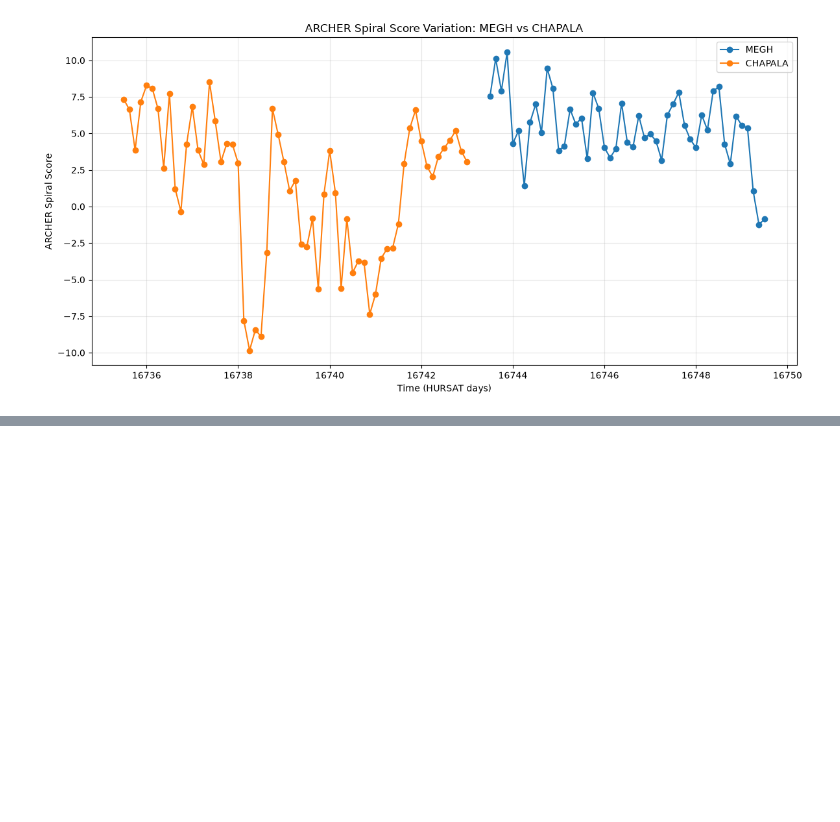
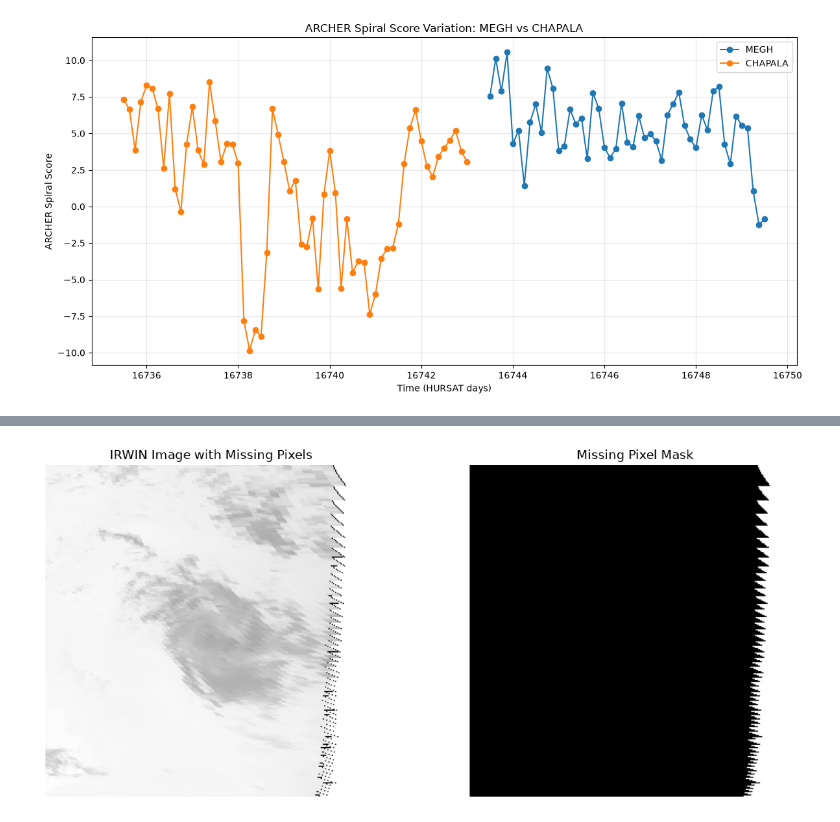
Before and after one commit to Sreoshh/tropical-cyclone-detection, a Jupyter notebook: data/notebooks/03_hursat_data_inspection.ipynb, the cells around one changed output, grey strips where cells are left out. Saved outputs shown, nothing was run; the diff lists cells and outputs as text; code cells hidden in the pictures; blank space fills up the shorter version.

Commit message:
Fixed the pixel issues

```diff
--- a/data/notebooks/03_hursat_data_inspection.ipynb
+++ b/data/notebooks/03_hursat_data_inspection.ipynb
@@ -1033,0 +1213,29 @@ plt.show()
+# %%
+affected_file = nc_files[0].parent / irwin_missing_files[0]["filename"]
+
+with pyfive.File(affected_file, "r") as ds:
+    raw = np.array(ds["IRWIN"][0, :, :])
+    fill_value = ds["IRWIN"].attrs["_FillValue"][0]
+
+    missing_mask = raw == fill_value
+
+    plt.figure(figsize=(12, 5))
+
+    plt.subplot(1, 2, 1)
+    plt.imshow(
+        np.where(missing_mask, np.nan,
+                 raw * 0.01 + 200),
+        cmap="gray"
+    )
+    plt.title("IRWIN Image with Missing Pixels")
+    plt.axis("off")
+
+    plt.subplot(1, 2, 2)
+    plt.imshow(missing_mask, cmap="gray")
+    plt.title("Missing Pixel Mask")
+    plt.axis("off")
+
+    plt.tight_layout()
+    plt.show()
+# %% [output]
+[figure, added]
```
Also changed, not shown: parts of 8 cells of this notebook.
